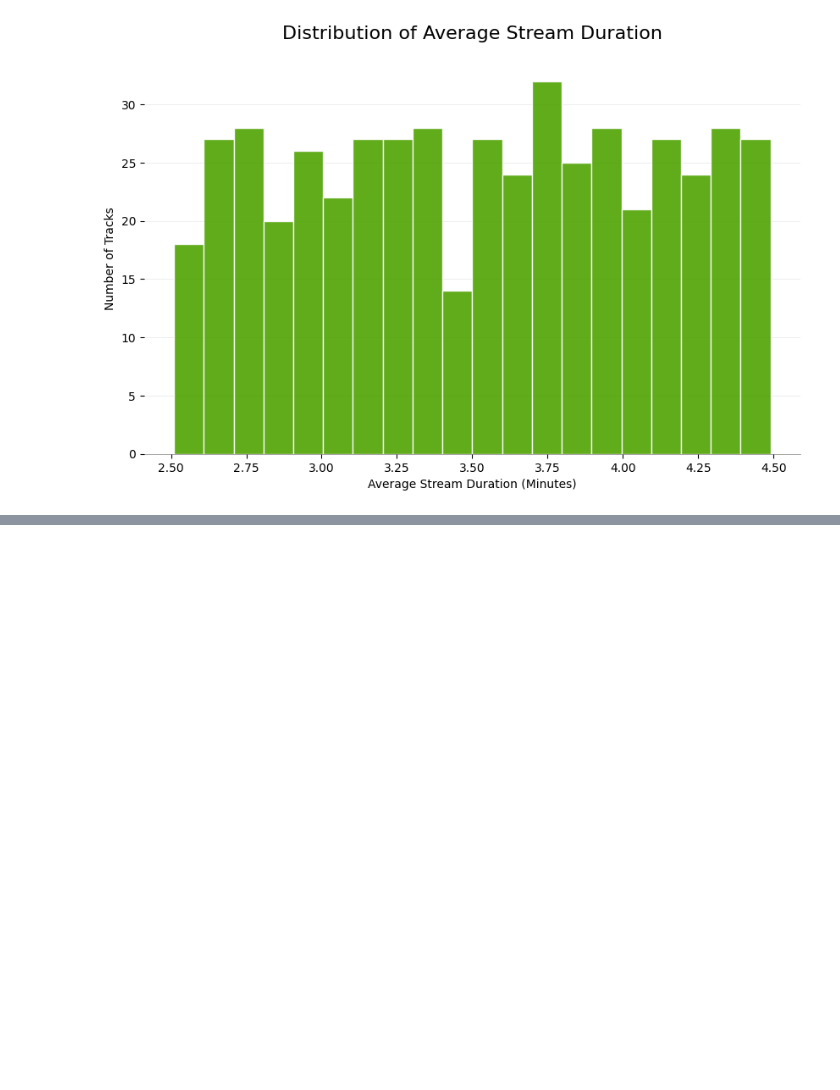
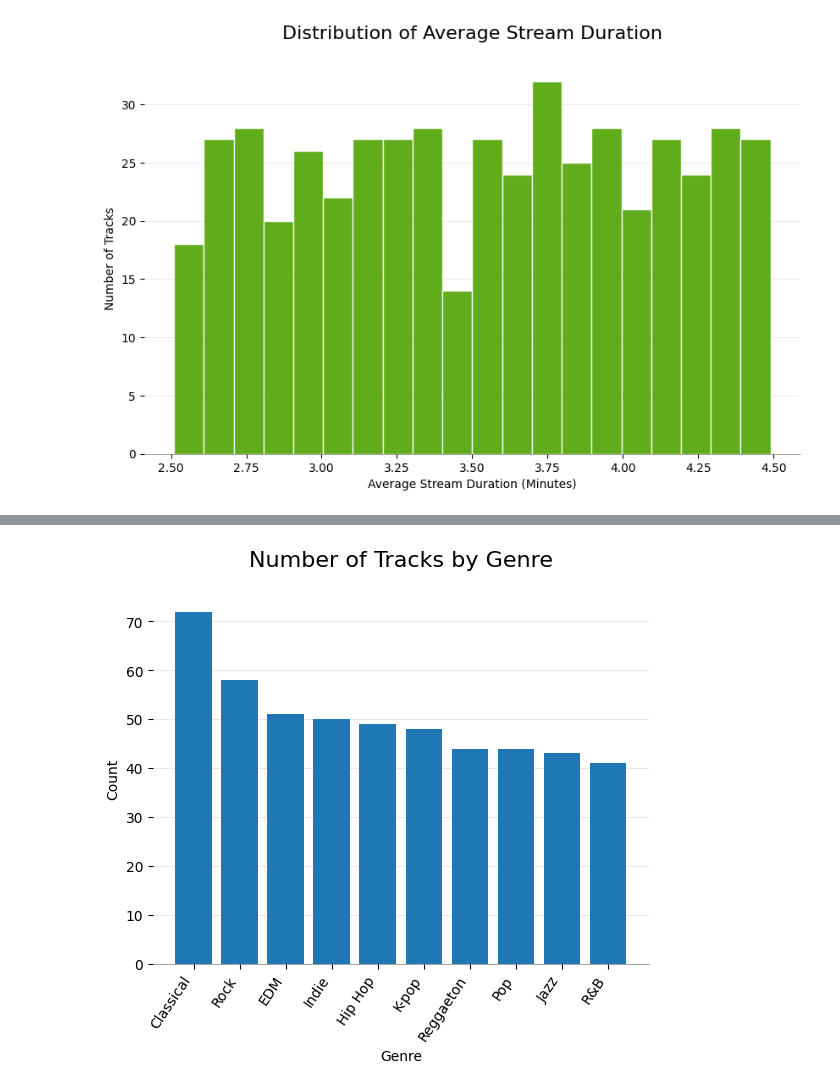
Before and after one commit to mand0rla/learning_plots_meganScott, a Jupyter notebook: notebooks/visualization_practice.ipynb, the cells around one changed output, grey strips where cells are left out. Saved outputs shown, nothing was run; the diff lists cells and outputs as text; code cells hidden in the pictures; blank space fills up the shorter version.

```diff
--- a/notebooks/visualization_practice.ipynb
+++ b/notebooks/visualization_practice.ipynb
@@ -376,0 +408,30 @@ plt.show()
+# %%
+genre_counts = spotify_df["Genre"].value_counts().sort_values(ascending=False)
+genre_counts
+
+plt.bar(genre_counts.index, genre_counts.values)
+plt.xticks(rotation=56, ha="right")
+
+plt.xlabel("Genre")
+plt.ylabel("Count")
+plt.title("Number of Tracks by Genre", fontsize=16, pad=20)
+
+ax = plt.gca()
+for spine in ax.spines.values():
+    spine.set_linewidth(0.5)
+    spine.set_alpha(0.5)
+ax.spines['top'].set_visible(False)
+ax.spines['right'].set_visible(False)
+ax.spines['left'].set_visible(False)
+
+ax.grid(
+    axis="y",
+    linestyle="-",
+    linewidth=0.5,
+    alpha=0.45
+)
+ax.set_axisbelow(True)
+
+plt.show()
+# %% [output]
+[figure, added]
```
Also changed, not shown: parts of 5 cells of this notebook, 3 other files.
